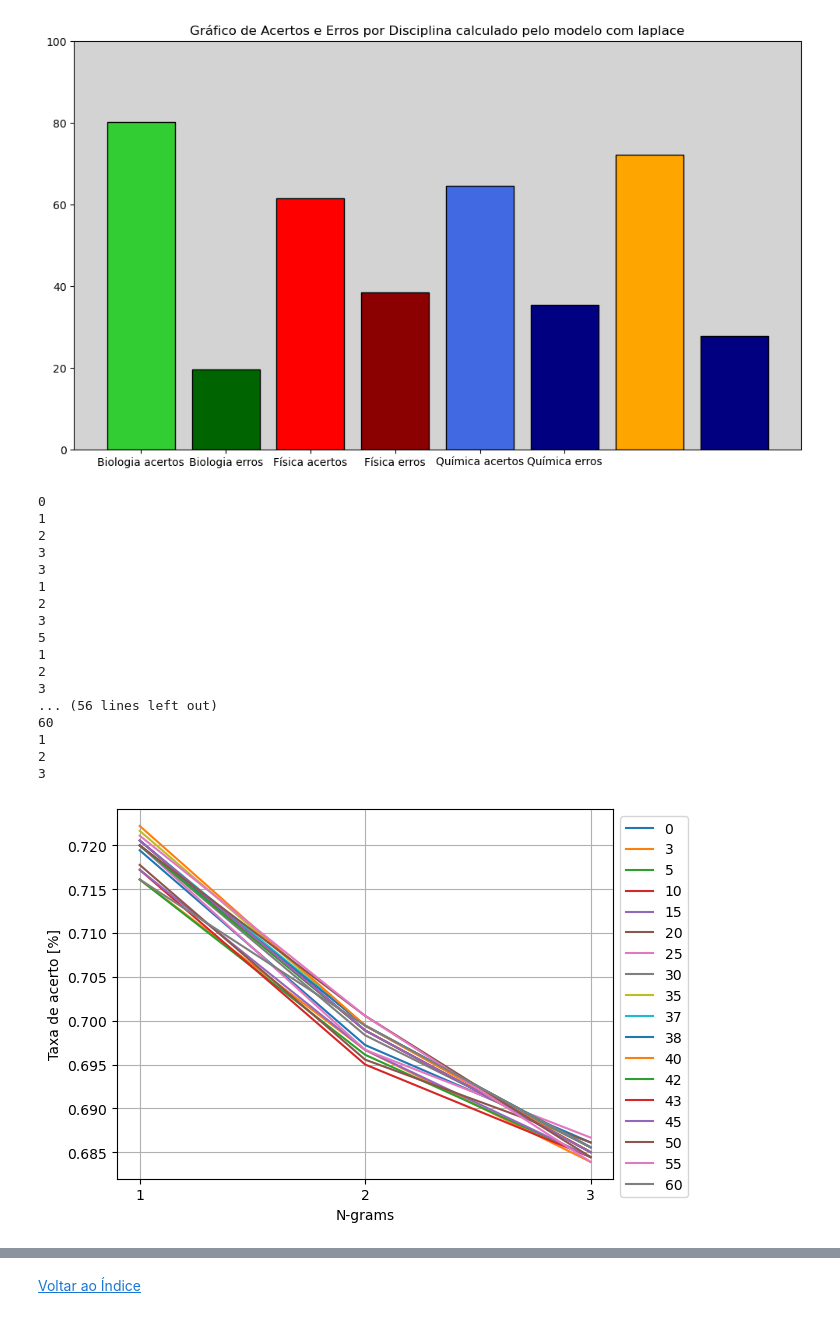
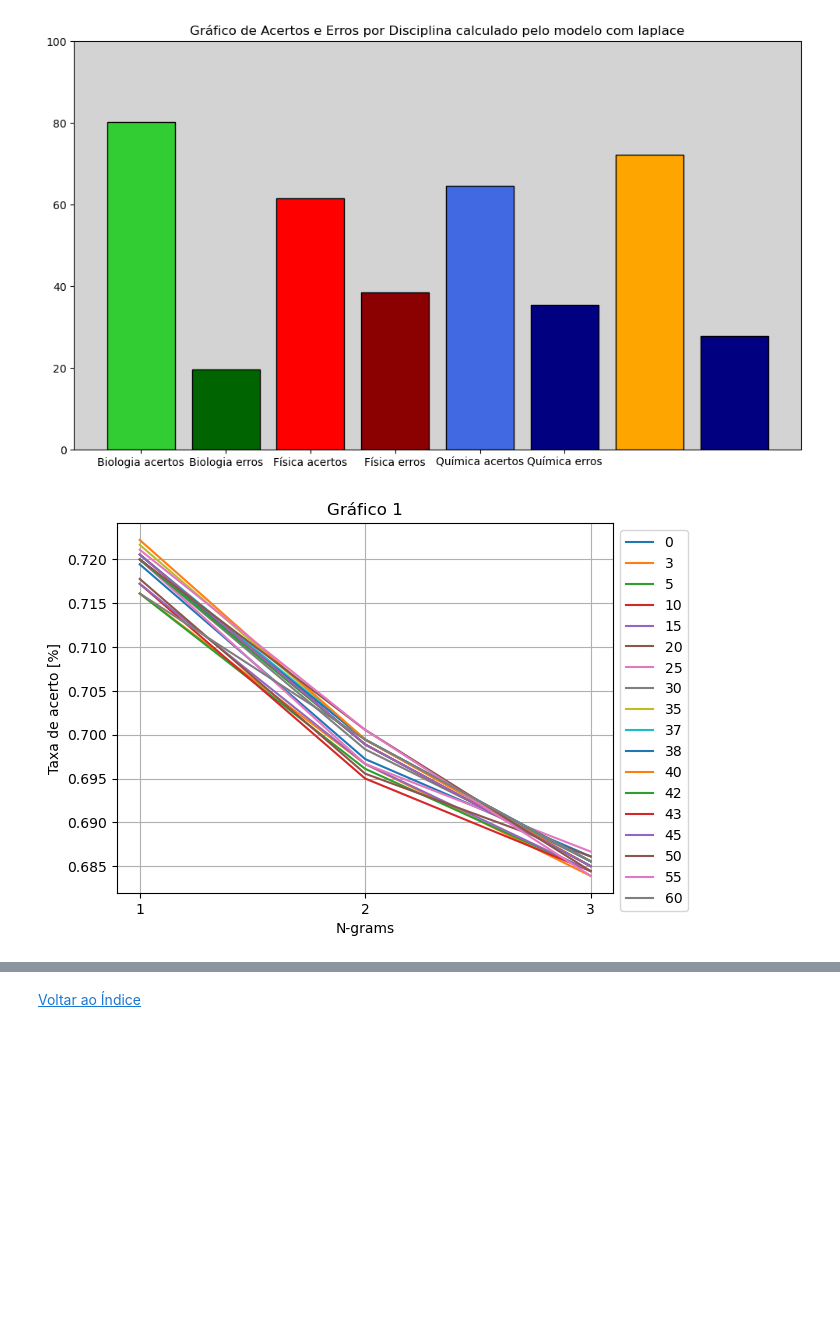
Before and after one commit to Danilo-C-Ramos/C-Dados-Grupo-1, a Jupyter notebook: Projeto1 Template copy.ipynb, the cells around one changed output, grey strips where cells are left out. Cells and saved outputs as stored; diff of their text form; code cells hidden in the pictures; blank space fills up the shorter version.

```diff
--- a/Projeto1 Template copy.ipynb
+++ b/Projeto1 Template copy.ipynb
@@ -111,15 +109,11 @@ for i, frase in enumerate(train.Comment):
 
 list_train: list = []
 
-for frase in test.Comment:
+for frase in train.Comment:
     frase = frase.split()
     list_train.extend([' '.join(frase[i:i+n]) for i in range(len(frase)-n+1)])
 
 serie_train = pd.Series(list_train)
-
-
-
-# serie_train.value_counts(True)
 # %%
 #Separando as matérias do dataframe com filtros
 
@@ -456,19 +450,18 @@ plt.show()
 # %%
 N = np.arange(1,4)
 
-n_stop_words = np.arange(0, 65, 5)
+# n_stop_words = np.arange(0, 65, 5)
 n_stop_words = [0, 3, 5, 10, 15, 20, 25, 30, 35, 37, 38, 40, 42, 43, 45, 50, 55, 60]
 
-train = pd.read_csv('dados_treino_QUARTETO_Danilo_Leonardo_Thomas.csv')
+train = pd.read_csv('dados_treino_QUARTETO_Danilo_Leonardo_Thomas.csv') # Reseta o dataframe "train"
 
-# plt.figure(figsize=(10,6))
 lista_acertos_n = []
 
 for n_stop in n_stop_words:
-    print(n_stop)
+    # print(n_stop) # print para testar
     acertos_n = []
     for n in N:
-        print(n)
+        # print(n) # print para testar
         list_train = []
         train_atual = train.copy()
 
@@ -479,22 +472,16 @@ for n_stop in n_stop_words:
 
         serie_train = pd.Series(list_train)
 
-        # print(serie_train.head(5))
-
         tabela = serie_train.value_counts()
         stop_words = tabela.index[:n_stop].tolist()
         for i in range(len(stop_words)):
             stop_words[i] = stop_words[i].lower()
 
-        # print(stop_words)
-
-
-            # Limpando os dados de treinamento
+        # Limpando os dados de treinamento
         for i, frase in enumerate(train_atual.Comment):
             train_atual.Comment[i] = cleanup_stopwords(frase, stop_words)
 
         # Construindo uma série de N-gramas baseado nos dados de treino limpos
-
         list_train: list = []
 
         for frase in train_atual.Comment:
@@ -537,52 +524,37 @@ for n_stop in n_stop_words:
 
         # Biology
         tabela_B_raw = serie_biology.value_counts()
         tabela_B_freq = tabela_B_raw.sum()
         tabela_B_voc = tabela_B_raw.count()
 
         validacao = test.copy()
 
         validacao['algoL_log_certa'] = False
 
         validacao['algoL_log'] = 'NaN'
 
         for i, frase in enumerate(test.Comment):
             frase = cleanup_stopwords(frase, stop_words)
             validacao.loc[i, 'algoL_log'] = algoritmo_laplace_log(frase)
 
             if validacao.loc[i, 'algoL_log'] == validacao.loc[i, 'Topic']:
                 validacao.loc[i, 'algoL_log_certa'] = True
 
-        acertos_n.append(validacao.algoL_log_certa.value_counts(True)[0])
+        acertos_n.append(validacao.algoL_log_certa.value_counts(True).iloc[0])
     lista_acertos_n.append(acertos_n[0])
 
 
     plt.plot(N, acertos_n, label=n_stop)
+
 plt.legend(loc='upper left', bbox_to_anchor=(1, 1))
 plt.grid()
+plt.title('Gráfico 1')
 plt.xlabel('N-grams')
 plt.ylabel('Taxa de acerto [%]')
 plt.xticks(N)
 plt.show()
 # %% [output]
-0
-1
-2
-3
-3
-1
-2
-3
-5
-1
-2
-3
-... (56 lines left out)
-60
-1
-2
-3
-[figure, old version]
+[figure, new version]
 # %%
 plt.plot(n_stop_words, lista_acertos_n, 'r--')
 plt.plot(n_stop_words, lista_acertos_n, 'ro')
```
Also changed, not shown: parts of 8 cells of this notebook.
